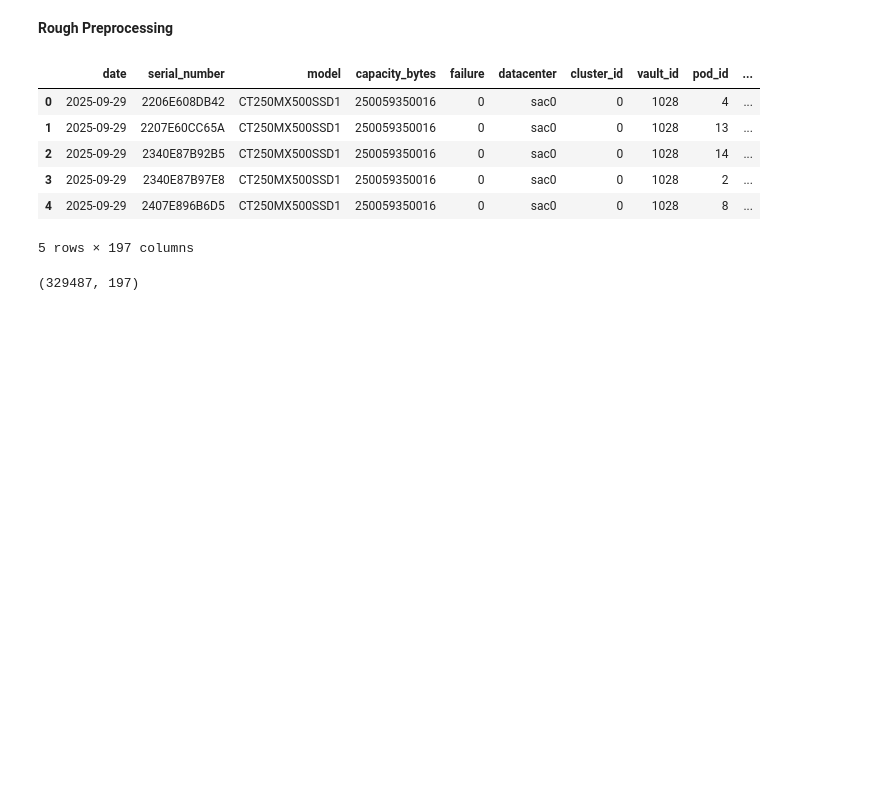
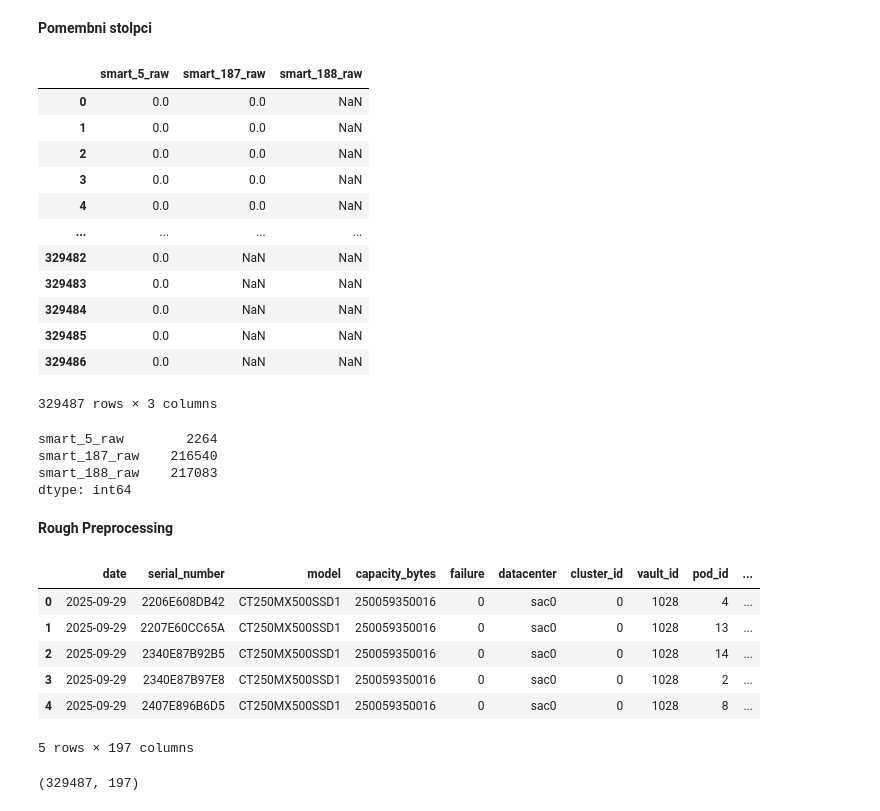
Before and after one commit to Luka-Petek/diskFailurePrediction, a Jupyter notebook: predict.ipynb, the cells around one changed output. Saved outputs shown, nothing was run; the diff lists cells and outputs as text; code cells hidden in the pictures; blank space fills up the shorter version.

Commit message:
opis ID-jev smart scana, fokus na pomembne ID-je, delitev na ssd/hdd in model

```diff
--- a/predict.ipynb
+++ b/predict.ipynb
@@ -1,3 +1,31 @@
+# %% [markdown]
+**Pomembni stolpci**
+# %%
+import pandas as pd
+
+df = pd.read_csv('sample.csv', sep=',')
+
+pomembni = df[['smart_5_raw','smart_187_raw','smart_188_raw']]
+display(pomembni)
+display(pomembni.isnull().sum())
+# %% [output]
+|  | smart_5_raw | smart_187_raw | smart_188_raw |
+| 0 | 0.0 | 0.0 | NaN |
+| 1 | 0.0 | 0.0 | NaN |
+| 2 | 0.0 | 0.0 | NaN |
+| 3 | 0.0 | 0.0 | NaN |
+| 4 | 0.0 | 0.0 | NaN |
+| ... | ... | ... | ... |
+| 329482 | 0.0 | NaN | NaN |
+| 329483 | 0.0 | NaN | NaN |
+| 329484 | 0.0 | NaN | NaN |
+| 329485 | 0.0 | NaN | NaN |
+| 329486 | 0.0 | NaN | NaN |
+329487 rows × 3 columns
+smart_5_raw        2264
+smart_187_raw    216540
+smart_188_raw    217083
+dtype: int64
 # %% [markdown]
 **Rough Preprocessing**
 # %%
```
Also changed, not shown: parts of 3 cells of this notebook, 1 other file.
